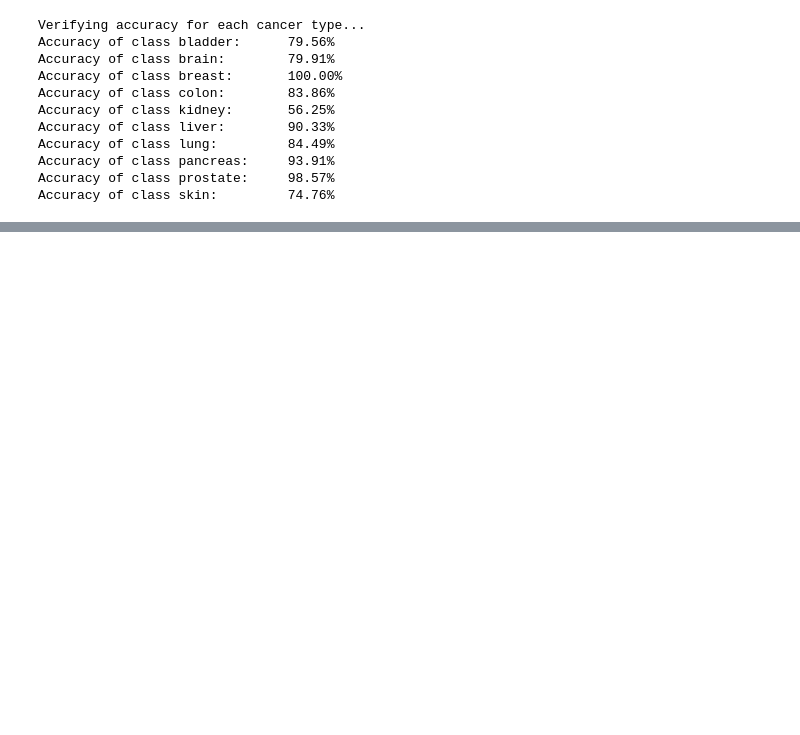
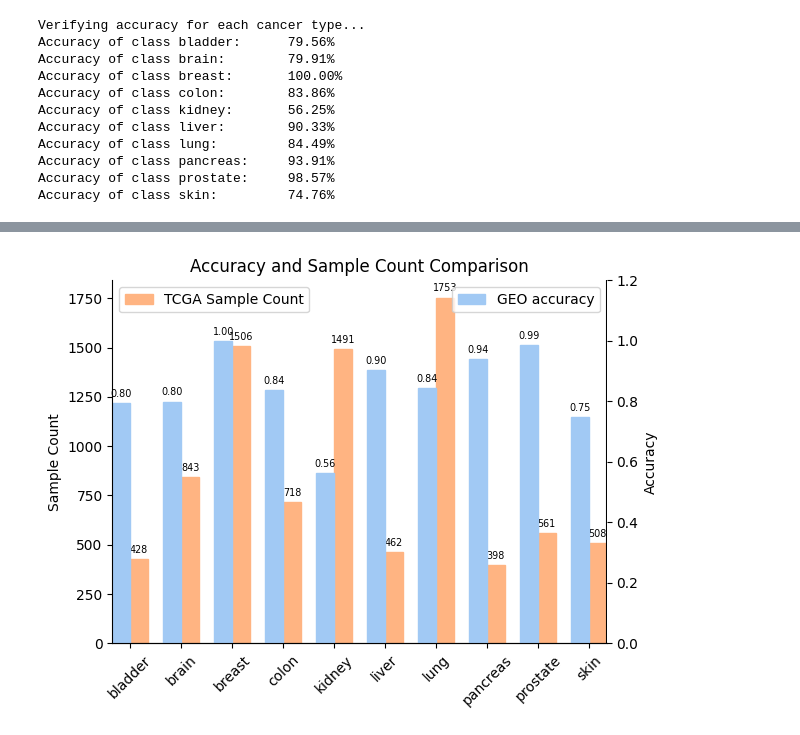
Before and after one commit to rubidi02/RNA-seq-cancer-classification, a Jupyter notebook: 4_test_xgboost_geo.ipynb, the cells around one changed output, grey strips where cells are left out. Saved outputs shown, nothing was run; the diff lists cells and outputs as text; code cells hidden in the pictures; blank space fills up the shorter version.

```diff
--- a/4_test_xgboost_geo.ipynb
+++ b/4_test_xgboost_geo.ipynb
@@ -203,17 +199,17 @@ F1 Score: 0.8364
 # %%
 print("Verifying accuracy for each cancer type...")
-# verify accuracy of the test data
 
 pred_test = model.predict(data_geo_test)
-
 accuracy = sum(pred_test == all_labels_encoded) / float(len(pred_test))
 
+accuracies = []
 for i in range(len(class_list)):
     idx = all_labels_encoded == i
     pred_test_class = pred_test[idx]
     all_labels_class = all_labels_encoded[idx]
 
     accuracy_class = sum(pred_test_class == all_labels_class) / float(len(pred_test_class))
+    accuracies.append(accuracy_class)
     print(f'Accuracy of class {class_list[i]}: \t{accuracy_class*100:.2f}%')
 # %% [output]
 Verifying accuracy for each cancer type...
@@ -227,3 +223,13 @@ Accuracy of class lung:         84.49%
 Accuracy of class pancreas:     93.91%
 Accuracy of class prostate:     98.57%
 Accuracy of class skin:         74.76%
+# %%
+# load TCGA labels so we can compare
+# the training distribution with test accuracies
+with open("all_data_final.pkl", 'rb') as f:
+    tcga_data = pickle.load(f)
+tcga_labels = tcga_data.iloc[:, -1]
+
+tcga_counts = pd.DataFrame(tcga_labels.value_counts()).loc[class_list]
+comparison = pd.DataFrame({"GEO accuracy" : accuracies, "TCGA sample count" : tcga_counts["count"]})
+comparison
@@ -229,0 +249,83 @@ Accuracy of class skin:         74.76%
+# %%
+# Set a custom color palette with higher contrast
+sns.set_palette("pastel")
+
+# Create a numpy array for the x-axis positions
+x = np.arange(len(comparison))
+
+# Width of the bars
+width = 0.35
+
+# Create the figure and axes
+fig, ax1 = plt.subplots()
+
+# Create a second y-axis for accuracies
+ax2 = ax1.twinx()
+
+# Plot the bars for accuracy on the first y-axis with different colors
+rects1 = ax2.bar(x - width/2, comparison['GEO accuracy'], width, label='GEO accuracy')
+
+# Plot the bars for sample count on the second y-axis with different colors
+rects2 = ax1.bar(x + width/2, comparison['TCGA sample count'], width, label='TCGA Sample Count')
+
+# Set the colors of the bars
+for i, rect in enumerate(rects1):
+    rect.set_color(sns.color_palette()[0])  # Select every other color from the palette
+
+for i, rect in enumerate(rects2):
+    rect.set_color(sns.color_palette()[1])  # Select every other color from the palette
+
+
+# Set the labels, title, and x-axis tick labels
+ax1.set_ylabel('Sample Count')
+ax2.set_ylabel('Accuracy')
+ax1.set_title('Accuracy and Sample Count Comparison')
+ax1.set_xticks(x)
+ax1.set_xticklabels(comparison.index, rotation=45)
+
+# Add values above the bars (sample count) with smaller font size
+for rect in rects2:
+    height = rect.get_height()
+    ax1.annotate(f'{height}', xy=(rect.get_x() + rect.get_width() / 2, height),
+                xytext=(0, 3), textcoords='offset points',
+                ha='center', va='bottom', fontsize='x-small')
+
+# Add values above the bars (accuracy) with smaller font size
+for rect in rects1:
+    height = rect.get_height()
+    ax2.annotate(f'{height:.2f}', xy=(rect.get_x() + rect.get_width() / 2, height),
+                xytext=(0, 3), textcoords='offset points',
+                ha='center', va='bottom', fontsize='x-small')
+
+# Move the legend to the bottom right
+lines, labels = ax1.get_legend_handles_labels()
+
+# Adjust the spacing between the y-axis and the bars
+ax1.spines['right'].set_visible(False)
+ax1.spines['top'].set_visible(False)
+ax1.spines['left'].set_visible(False)
+ax2.spines['right'].set_visible(False)
+ax2.spines['top'].set_visible(False)
+ax1.yaxis.tick_left()
+ax2.yaxis.tick_right()
+
+# Set the x-axis position for the second group of bars
+ax1.set_xlim(x[0] - width, x[-1] + width)
+
+# Adjust the y-axis limits for the right y-axis (accuracy)
+accuracy_max = comparison['GEO accuracy'].max()
+ax2.set_ylim(0, accuracy_max + accuracy_max * 0.2)
+
+# Plot the right edge of the chart
+right_edge = x[-1] + width/2 + width/2
+ax1.axvline(right_edge, color='black', linestyle='-')
+
+ax1.legend(lines, labels, loc='upper left')
+lines, labels = ax2.get_legend_handles_labels()
+ax2.legend(lines, labels, loc='upper right')
+
+# Display the chart
+plt.tight_layout()
+plt.show()
+# %% [output]
+[figure, added]
```
Also changed, not shown: parts of 15 cells of this notebook, 2 other files.
